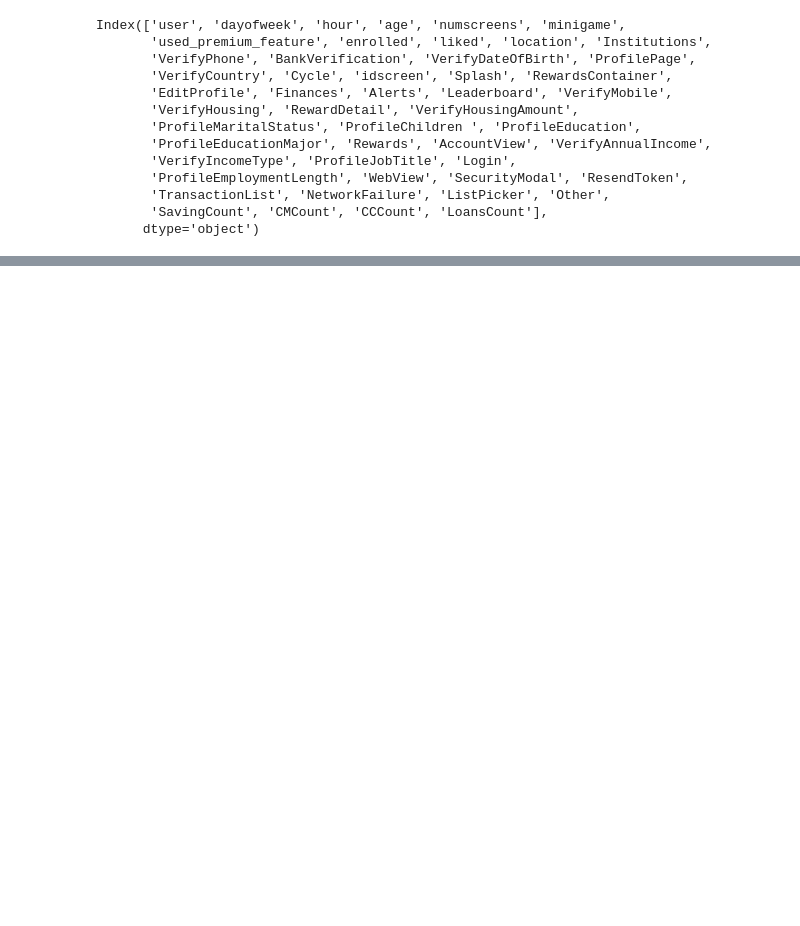
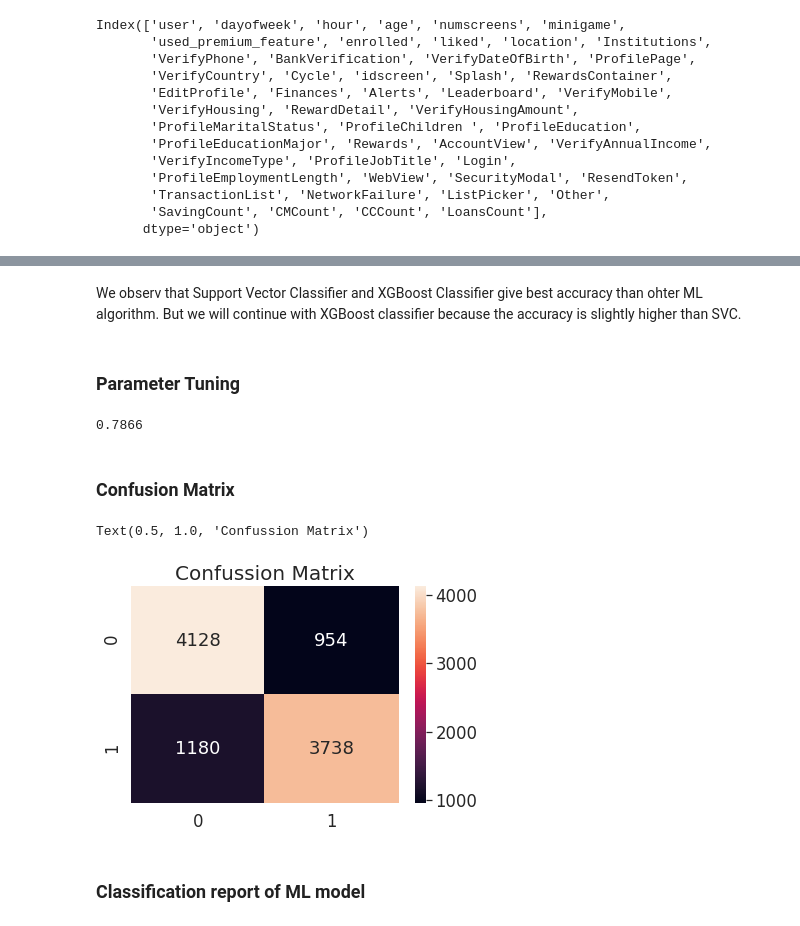
Before and after one commit to yashguptaab99/Directing-Customers-to-Subscription-Through-App-Behavior-Analysis, a Jupyter notebook: Directing_Customers_to_Subscription_Through_App_Behavior_Analysis.ipynb, the cells around one changed output, grey strips where cells are left out. Drawn from its saved outputs; the diff is of its cells as text; code cells hidden in the pictures; blank space fills up the shorter version.

```diff
--- a/Directing_Customers_to_Subscription_Through_App_Behavior_Analysis.ipynb
+++ b/Directing_Customers_to_Subscription_Through_App_Behavior_Analysis.ipynb
@@ -311,0 +430,5 @@ dataset.to_csv('new_appdata10.csv', index = False)
+# %%
+from sklearn.preprocessing import StandardScaler
+sc = StandardScaler()
+X_train = pd.DataFrame(sc.fit_transform(X_train), columns = X_train.columns.values, index = X_train.index)
+X_test = pd.DataFrame(sc.transform(X_test), columns = X_test.columns.values, index = X_test.index)
@@ -311,0 +489,14 @@ dataset.to_csv('new_appdata10.csv', index = False)
+# %%
+results = []
+names = []
+kFold = []
+
+for name, model in models:
+  model.fit(X_train, y_train)
+  y_pred = model.predict(X_test)
+  accuracies = accuracy_score(y_test, y_pred)
+  fold = cross_val_score(estimator = model, X = X_train, y = y_train, cv = 10)
+  results.append(accuracies*100)
+  names.append(name)
+  kFold.append(fold.mean()*100)
+final_comparion = pd.DataFrame(list(zip(names, results, kFold)), columns = ['Model Name', 'Accuracy', 'K-Fold'])
@@ -311,0 +537,39 @@ dataset.to_csv('new_appdata10.csv', index = False)
+# %% [markdown]
+We observ that Support Vector Classifier and XGBoost Classifier give best accuracy than ohter ML algorithm. But we will continue with XGBoost classifier because the accuracy is slightly higher than SVC.
+# %% [markdown]
+### Parameter Tuning
+# %%
+# XGB classifier with parameter tuning
+# train with Stander Scaling dataset
+xgb_model = XGBClassifier(
+ learning_rate =0.01,
+ n_estimators=5000,
+ max_depth=4,
+ min_child_weight=6,
+ gamma=0,
+ subsample=0.8,
+ colsample_bytree=0.8,
+ reg_alpha=0.005,
+ objective= 'binary:logistic',
+ nthread=4,
+ scale_pos_weight=1,
+ seed=27)
+
+xgb_model.fit(X_train, y_train)
+y_pred = xgb_model.predict(X_test)
+
+accuracy_score(y_test, y_pred)
+# %% [output]
+0.7866
+# %% [markdown]
+### Confusion Matrix
+# %%
+# confussion matrix
+cm = confusion_matrix(y_test, y_pred)
+sn.heatmap(cm, annot = True, fmt = 'g')
+plt.title("Confussion Matrix", fontsize = 20)
+# %% [output]
+Text(0.5, 1.0, 'Confussion Matrix')
+[figure, added]
+# %% [markdown]
+### Classification report of ML model
```
Also changed, not shown: parts of 31 cells of this notebook.
